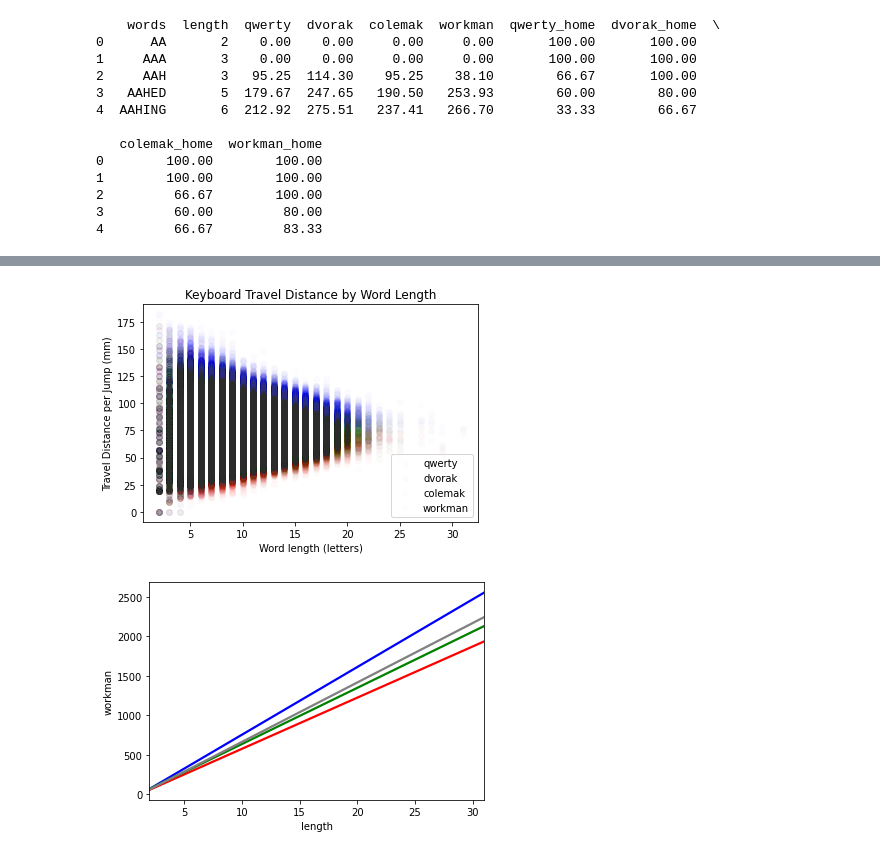
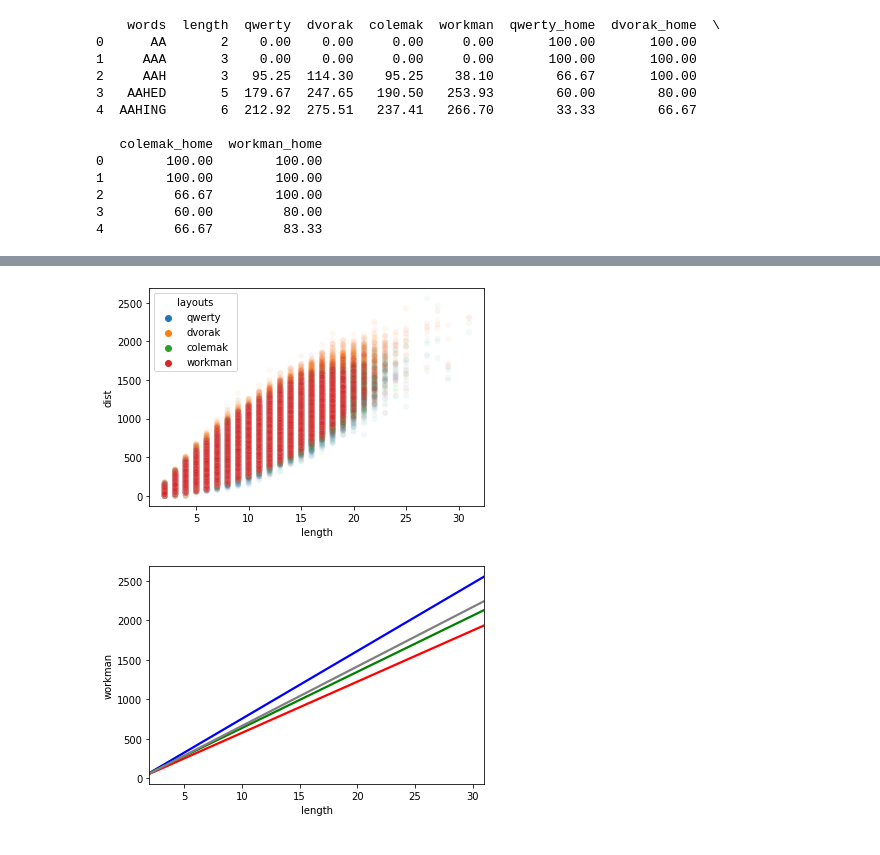
Before and after one commit to sporanges/keyboard, a Jupyter notebook: 3_wordplay.ipynb, the cells around one changed output, grey strips where cells are left out. Drawn from its saved outputs; the diff is of its cells as text; code cells hidden in the pictures.

```diff
--- a/3_wordplay.ipynb
+++ b/3_wordplay.ipynb
@@ -23,15 +53,9 @@ print(df.head())
 # %%
 #distance per letter for each word
-df['qw_dpl'] = round(df['qwerty'] / df['length'], 3)
-df['dv_dpl'] = round(df['dvorak'] / df['length'], 3)
-df['co_dpl'] = round(df['colemak'] / df['length'], 3)
-df['wo_dpl'] = round(df['workman'] / df['length'], 3)
+df_merged['dpl'] = round(df_merged['dist'] / df_merged['length'], 3)
 
 #distance per jump for each word
-df['qw_dpj'] = round(df['qwerty'] / (df['length']-1), 3)
-df['dv_dpj'] = round(df['dvorak'] / (df['length']-1), 3)
-df['co_dpj'] = round(df['colemak'] / (df['length']-1), 3)
-df['wo_dpj'] = round(df['workman'] / (df['length']-1), 3)
+df_merged['dpj'] = round(df_merged['dist'] / (df_merged['length']-1), 3)
 
-print(df.head())
+print(df_merged.head())
 # %% [output]
@@ -85,4 +68,4 @@ for i, val in enumerate(names):
 # %%
-df = df[df['dvorak'] > 0]
-print(df.head())
+df_merged = df_merged[df_merged['dist'] > 0]
+print(df_merged.head())
 # %% [output]
@@ -130,0 +116,6 @@ df_shortest.to_csv('shortest.csv', index = False)
+# %%
+df_plottable = df.melt(id_vars = ['length', 'words'], value_vars = layouts, var_name = 'layouts', value_name = 'dist')
+print(df_plottable.head())
+
+sampledf = df_plottable[df_plottable['words'] == 'LAVALAVAS']
+print(sampledf)
@@ -131,19 +134,19 @@ df_shortest.to_csv('shortest.csv', index = False)
 # %%
-import matplotlib.pyplot as plt
+sns.scatterplot(x='length', y='dist', data = df_plottable, hue = 'layouts', alpha = 0.05)
 
-plt.scatter(df['length'], df['qw_dpj'], color = 'red', alpha = 0.01, label = 'qwerty')
-plt.scatter(df['length'], df['dv_dpj'], color = 'blue', alpha = 0.01, label = 'dvorak')
-plt.scatter(df['length'], df['co_dpj'], color = 'green', alpha = 0.01, label = 'colemak')
-plt.scatter(df['length'], df['wo_dpj'], color = 'gray', alpha = 0.01, label = 'workman')
+#plt.scatter(df['length'], df['qwerty'], color = 'red', alpha = 0.05, label = 'qwerty')
+#plt.scatter(df['length'], df['dvorak'], color = 'blue', alpha = 0.05, label = 'dvorak')
+#plt.scatter(df['length'], df['colemak'], color = 'green', alpha = 0.05, label = 'colemak')
+#plt.scatter(df['length'], df['workman'], color = 'gray', alpha = 0.05, label = 'workman')
 
 
-plt.xlabel('Word length (letters)')
-plt.ylabel('Travel Distance per Jump (mm)')
+#plt.xlabel('Word Length (letters)')
+#plt.ylabel('Travel Distance (mm)')
 
-plt.legend(loc = 'lower right')
-plt.title('Keyboard Travel Distance by Word Length')
-
+#plt.legend(loc = 'lower right')
+#plt.title('Keyboard Travel Distance by Word Length')
+#plt.savefig('scatter.jpg')
 plt.show()
 # %% [output]
-[figure, old version]
+[figure, new version]
 # %%
```
Also changed, not shown: parts of 17 cells of this notebook, 12 other files.
